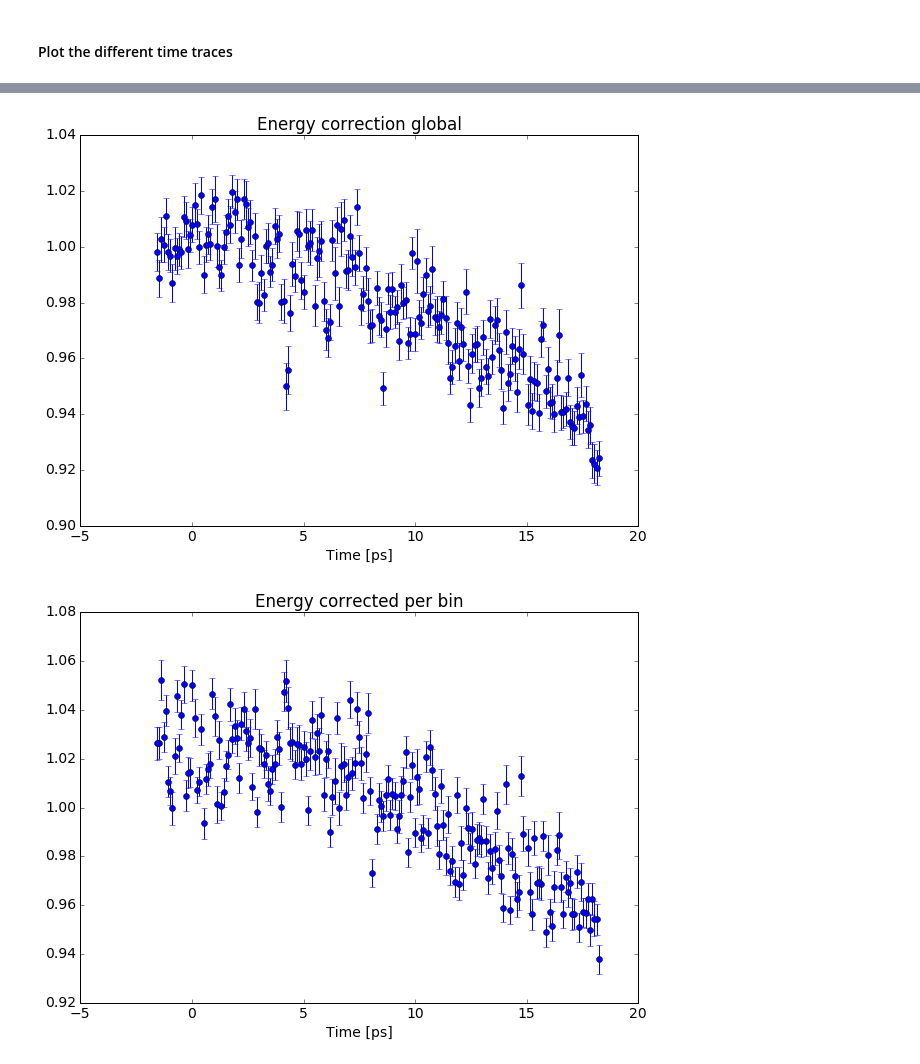
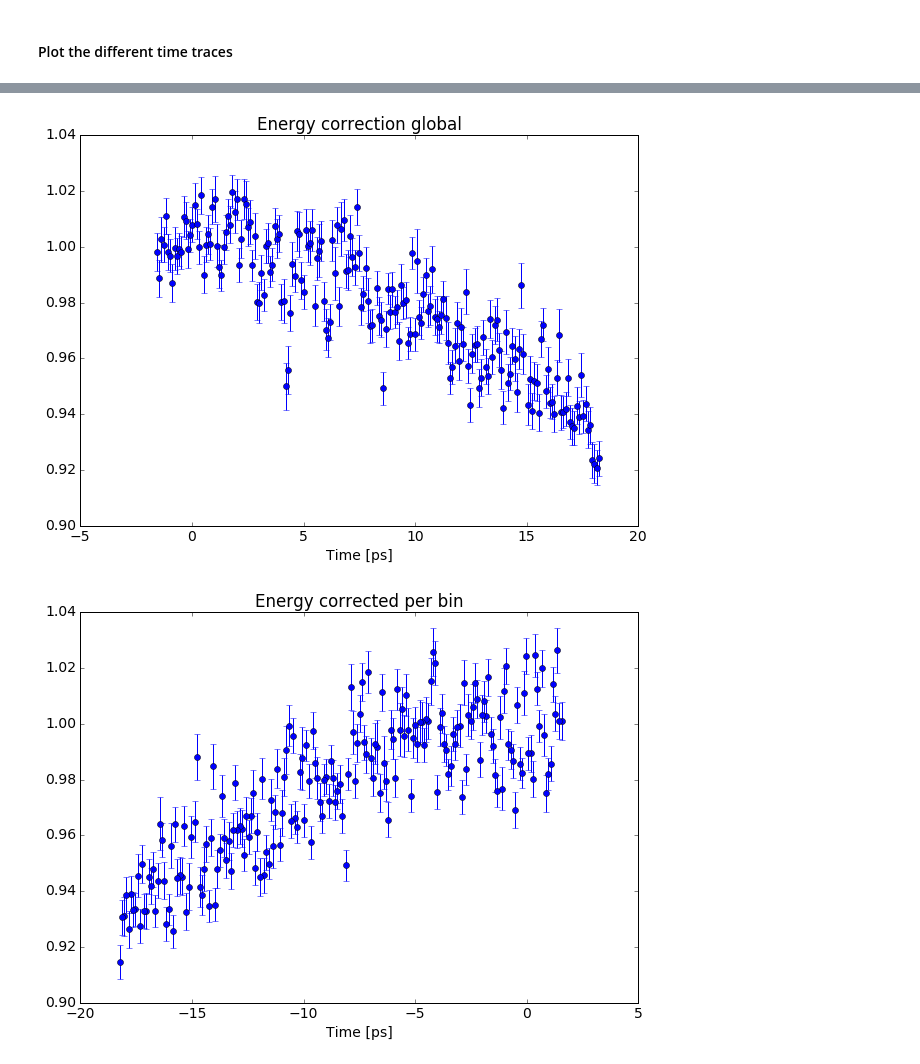
Before and after one commit to vespos/sxri0414, a Jupyter notebook: run60_ana_energyCorr_binned.ipynb, the cells around one changed output, grey strips where cells are left out. Saved outputs shown, nothing was run; the diff lists cells and outputs as text; code cells hidden in the pictures.

```diff
--- a/run60_ana_energyCorr_binned.ipynb
+++ b/run60_ana_energyCorr_binned.ipynb
@@ -34,7 +34,7 @@ pixel_to_femtosecond = 0.0033444
 
 mask = np.logical_and(~np.isnan(data.sig), ~np.isnan(data.I0))
 
-dl = data.dl[mask]-t0
+dl = -(data.dl[mask]-t0)
 I0 = data.I0[mask]*1000
 I = data.sig[mask]
 energy = data.ebeam.photon_energy[mask]
@@ -166,7 +166,7 @@ X = np.array([np.ones(len(I0)), I0, energy, energy_I0_product]).transpose()
 Icorr = I - np.matmul(X[:,2:]-np.mean(X,axis=0)[2:], beta[2:])
 
 data_tobin = {
-    'dl' : -dl/0.15,
+    'dl' : dl/0.15,
     'I0' : I0,
     'I' : I,
     'Inorm' : I/I0,
@@ -182,26 +182,30 @@ binned_data, bin_edges = ana.binData(data_tobin, statkeys=['I0','I','Inorm','Ico
 # %%
 to_plot = 'Inorm'
 plt.figure()
 plt.title('No energy correction')
-plt.errorbar(binned_data['dl'], binned_data[to_plot+'_mean']/np.mean(binned_data[to_plot+'_mean'][binned_data['dl']<0]),
-             binned_data[to_plot+'_std']/np.sqrt(binned_data[to_plot+'_count']), marker='o', linestyle='None')
+plt.errorbar(binned_data['dl'],
+             binned_data[to_plot+'_mean']/np.mean(binned_data[to_plot+'_mean'][binned_data['dl']<0]),
+             binned_data[to_plot+'_std']/np.sqrt(binned_data[to_plot+'_count']),
+             marker='o', linestyle='None')
 plt.xlabel('Time [ps]')
 
 to_plot = 'IcorrNorm'
 plt.figure()
 plt.title('Energy correction global')
-plt.errorbar(binned_data['dl'], binned_data[to_plot+'_mean']/np.mean(binned_data[to_plot+'_mean'][binned_data['dl']<0]),
-             binned_data[to_plot+'_std']/np.sqrt(binned_data[to_plot+'_count']), marker='o', linestyle='None')
+plt.errorbar(binned_data['dl'],
+             binned_data[to_plot+'_mean']/np.mean(binned_data[to_plot+'_mean'][binned_data['dl']<0]),
+             binned_data[to_plot+'_std']/np.sqrt(binned_data[to_plot+'_count']),
+             marker='o', linestyle='None')
 plt.xlabel('Time [ps]')
 
 plt.figure()
 plt.title('Energy corrected per bin')
 plt.errorbar(-dl_un/0.15, Icorr_bin/np.mean(Icorr_bin[dl_un<0]), Icorr_err, marker='o', linestyle='None')
 plt.xlabel('Time [ps]')
 
 
 plt.show()
 # %% [output]
 [figure]
 [figure]
-[figure, old version]
+[figure, new version]
```
Also changed, not shown: parts of 3 cells of this notebook, 5 other files.
